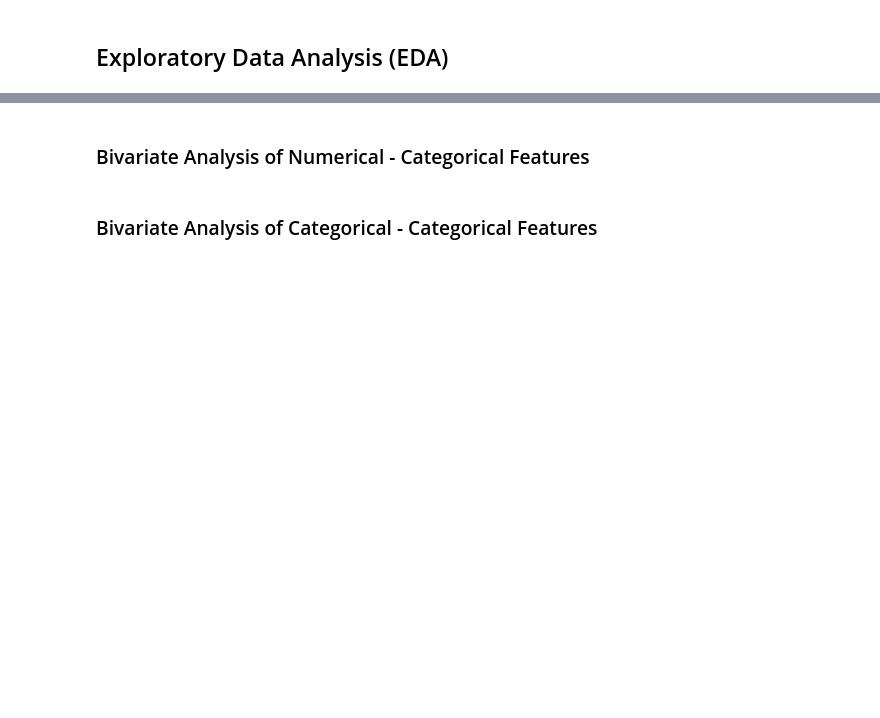
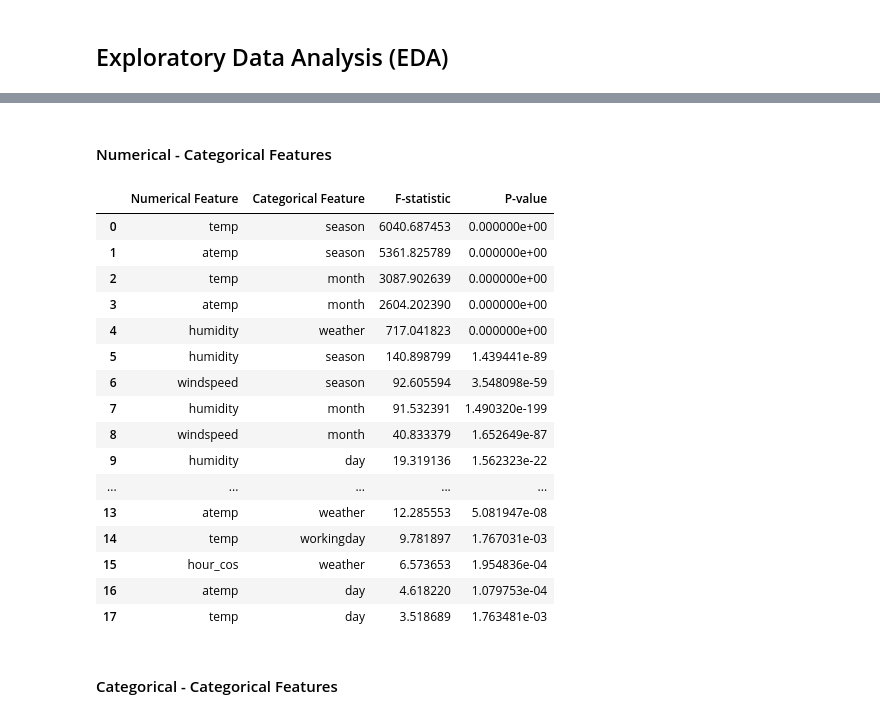
Before and after one commit to jay-watt/bike_sharing, a Jupyter notebook: notebooks/data_analysis.ipynb, the cells around one changed output, grey strips where cells are left out. Cells and saved outputs as stored; diff of their text form; code cells hidden in the pictures; blank space fills up the shorter version.

Commit message:
Complete bivariate analyses with correlation coefficients for all relationships

```diff
--- a/notebooks/data_analysis.ipynb
+++ b/notebooks/data_analysis.ipynb
@@ -206,28 +362,49 @@ corr_df
 # %% [markdown]
-### Bivariate Analysis of Numerical - Categorical Features
+#### Numerical - Categorical Features
 # %%
 from scipy.stats import f_oneway
 
-results = []
+def perform_anova_test(numerical, categorical, alpha=0.01):
+    results = []
 
-for num_feature in numerical:
-    for cat_feature in categorical:
-        groups = [train_data_transformed[train_data_transformed[cat_feature] == level][num_feature] for level in train_data_transformed[cat_feature].unique()]
+    for num_feature in numerical:
+        for cat_feature in categorical:
+            groups = [train_data_transformed[train_data_transformed[cat_feature] == level][num_feature] for level in train_data_transformed[cat_feature].unique()]
+            f_stat, p_value = f_oneway(*groups)
 
-        f_stat, p_value = f_oneway(*groups)
+            results.append({
+                'Numerical Feature': num_feature,
+                'Categorical Feature': cat_feature,
+                'F-statistic': f_stat,
+                'P-value': p_value
+            })
 
-        results.append({
-            'Numerical Feature': num_feature,
-            'Categorical Feature': cat_feature,
-            'F-statistic': f_stat,
-            'P-value': p_value
-        })
+    results_df = pd.DataFrame(results)
+    filtered_results_df = results_df[results_df['P-value'] < alpha]
+    ordered_results_df = filtered_results_df.sort_values(by='F-statistic', ascending=False)
+    ordered_results_df.reset_index(drop=True, inplace=True)
 
-results_df = pd.DataFrame(results)
-alpha = 0.05
-filtered_results_df = results_df[results_df['P-value'] < alpha]
-ordered_results_df = filtered_results_df.sort_values(by='F-statistic', ascending=False)
+    return ordered_results_df
 
-ordered_results_df
+anova = perform_anova_test(numerical, categorical)
+anova
+# %% [output]
+|  | Numerical Feature | Categorical Feature | F-statistic | P-value |
+| 0 | temp | season | 6040.687453 | 0.000000e+00 |
+| 1 | atemp | season | 5361.825789 | 0.000000e+00 |
+| 2 | temp | month | 3087.902639 | 0.000000e+00 |
+| 3 | atemp | month | 2604.202390 | 0.000000e+00 |
+| 4 | humidity | weather | 717.041823 | 0.000000e+00 |
+| 5 | humidity | season | 140.898799 | 1.439441e-89 |
+| 6 | windspeed | season | 92.605594 | 3.548098e-59 |
+| 7 | humidity | month | 91.532391 | 1.490320e-199 |
+| 8 | windspeed | month | 40.833379 | 1.652649e-87 |
+| 9 | humidity | day | 19.319136 | 1.562323e-22 |
+| ... | ... | ... | ... | ... |
+| 13 | atemp | weather | 12.285553 | 5.081947e-08 |
+| 14 | temp | workingday | 9.781897 | 1.767031e-03 |
+| 15 | hour_cos | weather | 6.573653 | 1.954836e-04 |
+| 16 | atemp | day | 4.618220 | 1.079753e-04 |
+| 17 | temp | day | 3.518689 | 1.763481e-03 |
 # %% [markdown]
-### Bivariate Analysis of Categorical - Categorical Features
+#### Categorical - Categorical Features
```
Also changed, not shown: parts of 51 cells of this notebook.
